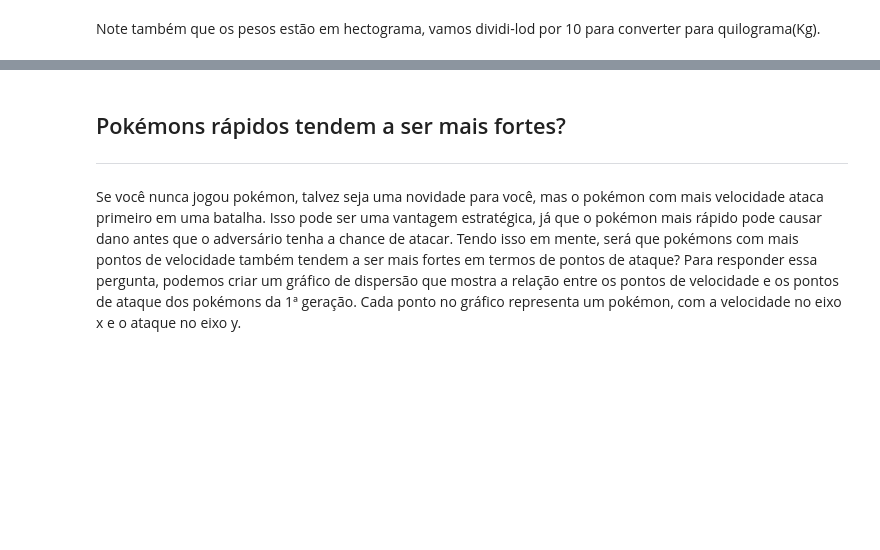
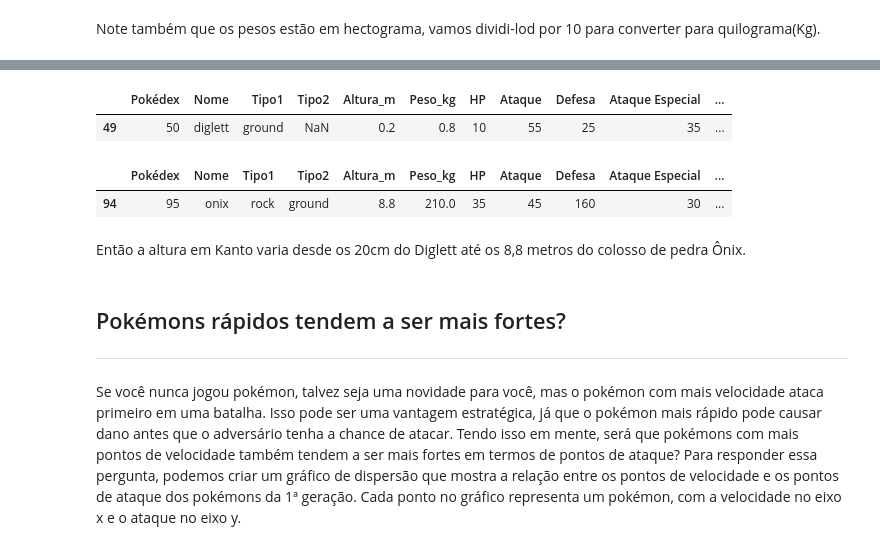
Before and after one commit to Matiasply/ProfessorOakWouldBeProud, a Jupyter notebook: analise.ipynb, the cells around one changed output, grey strips where cells are left out. Cells and saved outputs as stored; diff of their text form; code cells hidden in the pictures; blank space fills up the shorter version.

Commit message:
analise das alturas

```diff
--- a/analise.ipynb
+++ b/analise.ipynb
@@ -81,3 +86,17 @@ data.describe()
+# %%
+#Pega o pokémon com a menor altura
+data[data["Altura_m"] == data["Altura_m"].min()]
+# %% [output]
+|  | Pokédex | Nome | Tipo1 | Tipo2 | Altura_m | Peso_kg | HP | Ataque | Defesa | Ataque Especial | ... |
+| 49 | 50 | diglett | ground | NaN | 0.2 | 0.8 | 10 | 55 | 25 | 35 | ... |
+# %%
+#Pega o pokémon com a maior altura
+data[data["Altura_m"] == data["Altura_m"].max()]
+# %% [output]
+|  | Pokédex | Nome | Tipo1 | Tipo2 | Altura_m | Peso_kg | HP | Ataque | Defesa | Ataque Especial | ... |
+| 94 | 95 | onix | rock | ground | 8.8 | 210.0 | 35 | 45 | 160 | 30 | ... |
+# %% [markdown]
+Então a altura em Kanto varia desde os 20cm do Diglett até os 8,8 metros do colosso de pedra Ônix.
 # %% [markdown]
 ## Pokémons rápidos tendem a ser mais fortes?
 ---
```
Also changed, not shown: parts of 1 cell of this notebook.
